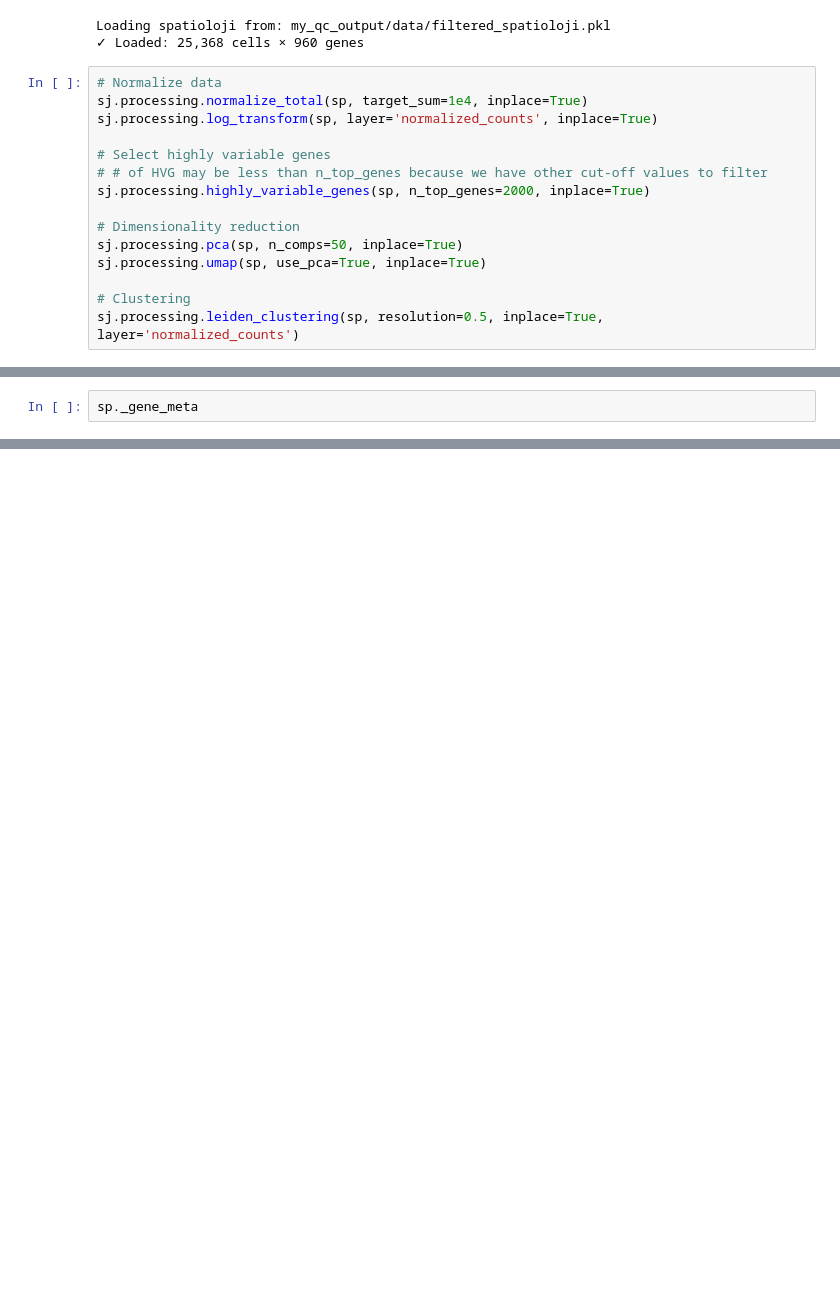
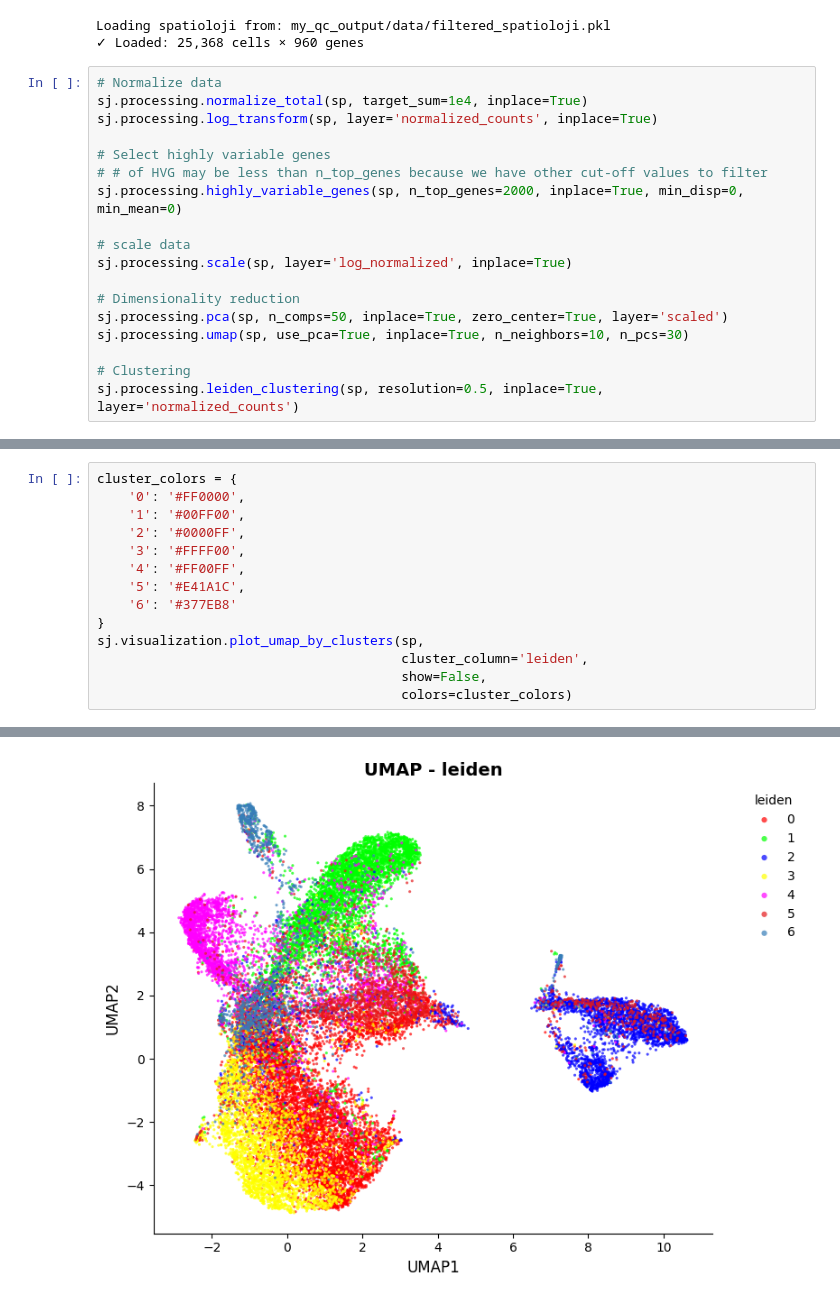
Before and after one commit to gynecoloji/spatioloji_s, a Jupyter notebook: example/processing.ipynb, the cells around one changed output, grey strips where cells are left out. Drawn from its saved outputs; the diff is of its cells as text; blank space fills up the shorter version.

Commit message:
Update processing and add basic_plots

```diff
--- a/example/processing.ipynb
+++ b/example/processing.ipynb
@@ -29,11 +29,14 @@ sj.processing.log_transform(sp, layer='normalized_counts', inplace=True)
 
 # Select highly variable genes
 # # of HVG may be less than n_top_genes because we have other cut-off values to filter
-sj.processing.highly_variable_genes(sp, n_top_genes=2000, inplace=True)
+sj.processing.highly_variable_genes(sp, n_top_genes=2000, inplace=True, min_disp=0, min_mean=0)
+
+# scale data
+sj.processing.scale(sp, layer='log_normalized', inplace=True)
 
 # Dimensionality reduction
-sj.processing.pca(sp, n_comps=50, inplace=True)
-sj.processing.umap(sp, use_pca=True, inplace=True)
+sj.processing.pca(sp, n_comps=50, inplace=True, zero_center=True, layer='scaled')
+sj.processing.umap(sp, use_pca=True, inplace=True, n_neighbors=10, n_pcs=30)
 
 # Clustering
 sj.processing.leiden_clustering(sp, resolution=0.5, inplace=True, layer='normalized_counts')
@@ -80,5 +80,17 @@ Leiden clustering (resolution=0.5, n_neighbors=15)
   ✓ Found 7 clusters
     Cluster sizes - min: 1326, max: 7835, mean: 3624.0
 # %%
-sp._gene_meta
+cluster_colors = {
+    '0': '#FF0000',
+    '1': '#00FF00',
+    '2': '#0000FF',
+    '3': '#FFFF00',
+    '4': '#FF00FF',
+    '5': '#E41A1C',
+    '6': '#377EB8'
+}
+sj.visualization.plot_umap_by_clusters(sp,
+                                       cluster_column='leiden',
+                                       show=False,
+                                       colors=cluster_colors)
 # %% [output]
@@ -98,0 +97 @@ sp._gene_meta
+[figure, added]
```
Also changed, not shown: parts of 7 cells of this notebook, 2 other files.
